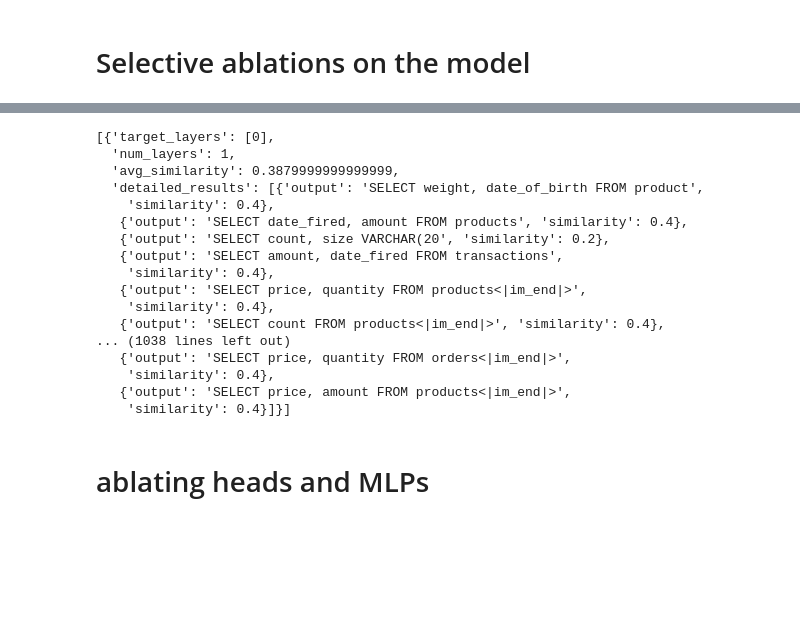
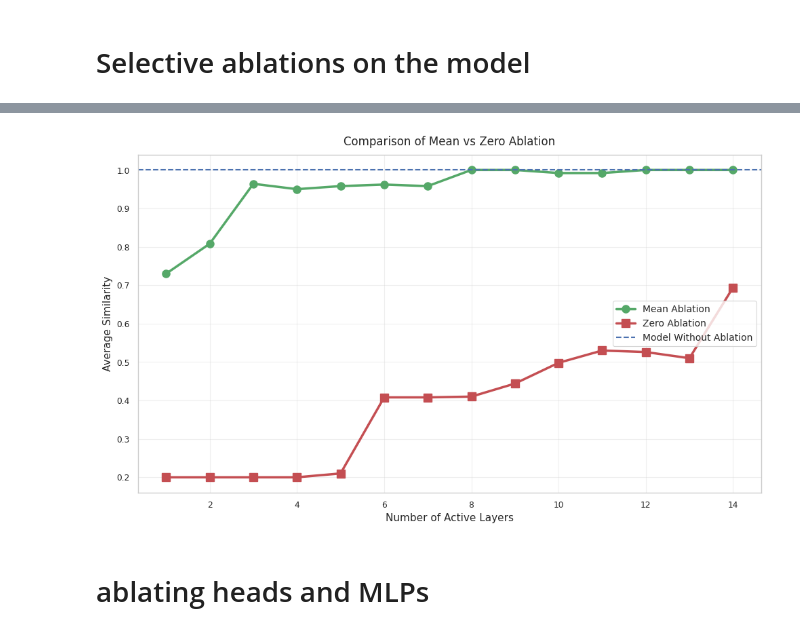
Before and after one commit to withmartian/TinySQL, a Jupyter notebook: notebooks/minimal_circuits/minimal_circuits_bm2.ipynb, the cells around one changed output, grey strips where cells are left out. Saved outputs shown, nothing was run; the diff lists cells and outputs as text; code cells hidden in the pictures; blank space fills up the shorter version.

```diff
--- a/notebooks/minimal_circuits/minimal_circuits_bm2.ipynb
+++ b/notebooks/minimal_circuits/minimal_circuits_bm2.ipynb
@@ -282,9 +365,10 @@ target_layers = list(range(24))
 
 results = []
 for i, prompt in enumerate(prompts):
-    hidden_states, tokens = zero_heads_with_means(model,prompt, target_layers, heads_per_layer, layer_means, mean=False)
+    hidden_states, tokens = zero_heads_with_means(model,prompt, target_layers, layer_means, mean=False)
 
     gen_text = model.tokenizer.decode(tokens[0].tolist()).split("Response: ")[1]
+    gen_text = gen_text.replace("<|im_end|>", "").replace("<|im_sep|>", "").strip()
     similarity = calculate_similarity(gen_text, ref_answers[i])
     results.append({
     'output': gen_text,
@@ -302,9 +386,10 @@ target_layers = [0, 1, 7, 8, 9, 11, 13, 14, 15, 16, 18, 20, 21, 23]
 
 results = []
 for i, prompt in enumerate(prompts):
-    hidden_states, tokens = zero_heads_with_means(model,prompt, target_layers, heads_per_layer, layer_means, mean=True)
+    hidden_states, tokens = zero_heads_with_means(model,prompt, target_layers, layer_means, mean=True)
 
     gen_text = model.tokenizer.decode(tokens[0].tolist()).split("Response: ")[1]
+    gen_text = gen_text.replace("<|im_end|>", "").replace("<|im_sep|>", "").strip()
     similarity = calculate_similarity(gen_text, ref_answers[i])
     results.append({
     'output': gen_text,
@@ -335,8 +420,10 @@ for num_layers in range(1, len(full_target_layers) + 1):
     # Run model with current layers
     results = []
     for i, prompt in enumerate(prompts):
-        hidden_states, tokens = zero_heads_with_means(model, prompt, current_target_layers, heads_per_layer, layer_means, mean=False)
+        hidden_states, tokens = zero_heads_with_means(model, prompt, current_target_layers, layer_means, mean=False)
         gen_text = model.tokenizer.decode(tokens[0].tolist()).split("Response: ")[1]
+        gen_text = gen_text.replace("<|im_end|>", "").replace("<|im_sep|>", "").strip()
+
         similarity = calculate_similarity(gen_text, ref_answers[i])
         results.append({
             'output': gen_text,
@@ -390,8 +477,10 @@ for num_layers in range(1, len(mean_target_layers) + 1):
 
     results = []
     for i, prompt in enumerate(prompts):
-        hidden_states, tokens = zero_heads_with_means(model, prompt, current_target_layers, heads_per_layer, layer_means, mean=True)
+        hidden_states, tokens = zero_heads_with_means(model, prompt, current_target_layers, layer_means, mean=True)
         gen_text = model.tokenizer.decode(tokens[0].tolist()).split("Response: ")[1]
+        gen_text = gen_text.replace("<|im_end|>", "").replace("<|im_sep|>", "").strip()
+
         similarity = calculate_similarity(gen_text, ref_answers[i])
         results.append({
             'output': gen_text,
@@ -475,23 +517,21 @@ plt.show()
-# %%
-mean_ablation_results
-# %% [output]
-[{'target_layers': [0],
-  'num_layers': 1,
-  'avg_similarity': 0.3879999999999999,
-  'detailed_results': [{'output': 'SELECT weight, date_of_birth FROM product',
-    'similarity': 0.4},
-   {'output': 'SELECT date_fired, amount FROM products', 'similarity': 0.4},
-   {'output': 'SELECT count, size VARCHAR(20', 'similarity': 0.2},
-   {'output': 'SELECT amount, date_fired FROM transactions',
-    'similarity': 0.4},
-   {'output': 'SELECT price, quantity FROM products<|im_end|>',
-    'similarity': 0.4},
-   {'output': 'SELECT count FROM products<|im_end|>', 'similarity': 0.4},
-... (1038 lines left out)
-   {'output': 'SELECT price, quantity FROM orders<|im_end|>',
-    'similarity': 0.4},
-   {'output': 'SELECT price, amount FROM products<|im_end|>',
-    'similarity': 0.4}]}]
+# %%
+import matplotlib.pyplot as plt
+import seaborn as sns
+
+mean_x = [r['num_layers'] for r in mean_ablation_results]
+mean_y = [r['avg_similarity'] for r in mean_ablation_results]
+all_x = [r['num_layers'] for r in all_results]
+all_y = [r['avg_similarity'] for r in all_results]
+
+plot_ablation_comparison(
+    mean_x=mean_x,
+    mean_y=mean_y,
+    zero_x=all_x,
+    zero_y=all_y,
+    baseline_value=1.0,
+    save_path_prefix='mean_ablation_vs_zero_nw_fixed')
+# %% [output]
+[figure, added]
 # %% [markdown]
 # ablating heads and MLPs
 # %%
```
Also changed, not shown: parts of 26 cells of this notebook.
